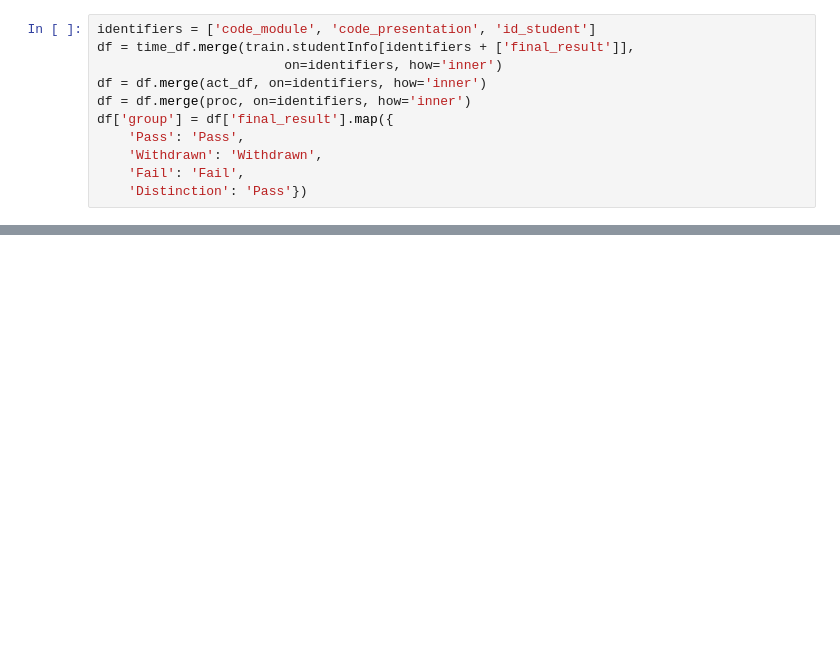
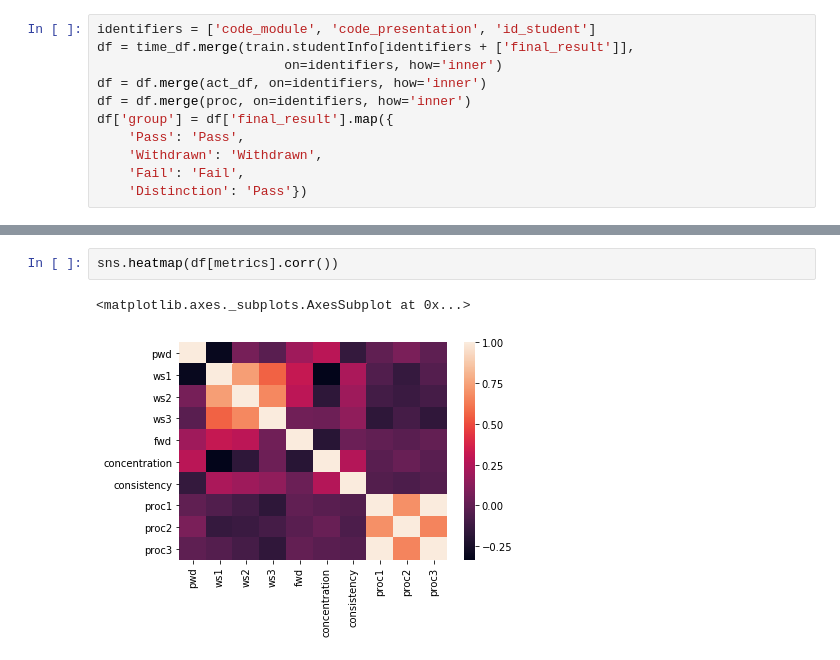
Before and after one commit to banchisme/OpenUniversity, a Jupyter notebook: Code/feature_testing.ipynb, the cells around one changed output, grey strips where cells are left out. Cells and saved outputs as stored; diff of their text form; blank space fills up the shorter version.

```diff
--- a/Code/feature_testing.ipynb
+++ b/Code/feature_testing.ipynb
@@ -295,0 +91,5 @@ one way anova for proc3 is, with statistics = 30.2507243985 and p-value = 7.6876
+# %%
+sns.heatmap(df[metrics].corr())
+# %% [output]
+<matplotlib.axes._subplots.AxesSubplot at 0x...>
+[figure, added]
```
Also changed, not shown: parts of 12 cells of this notebook, 1 other file.
